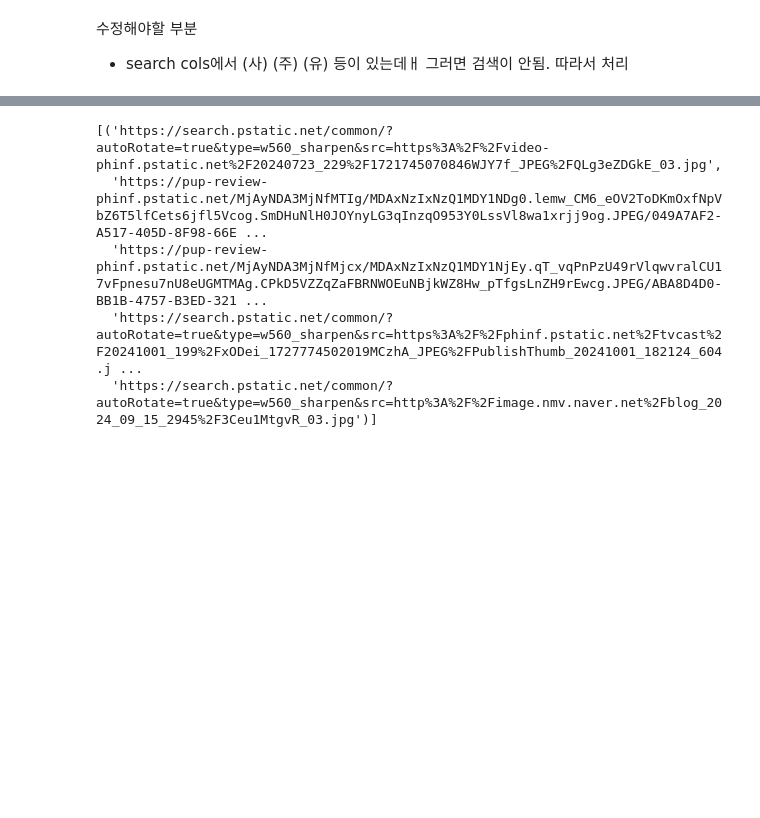
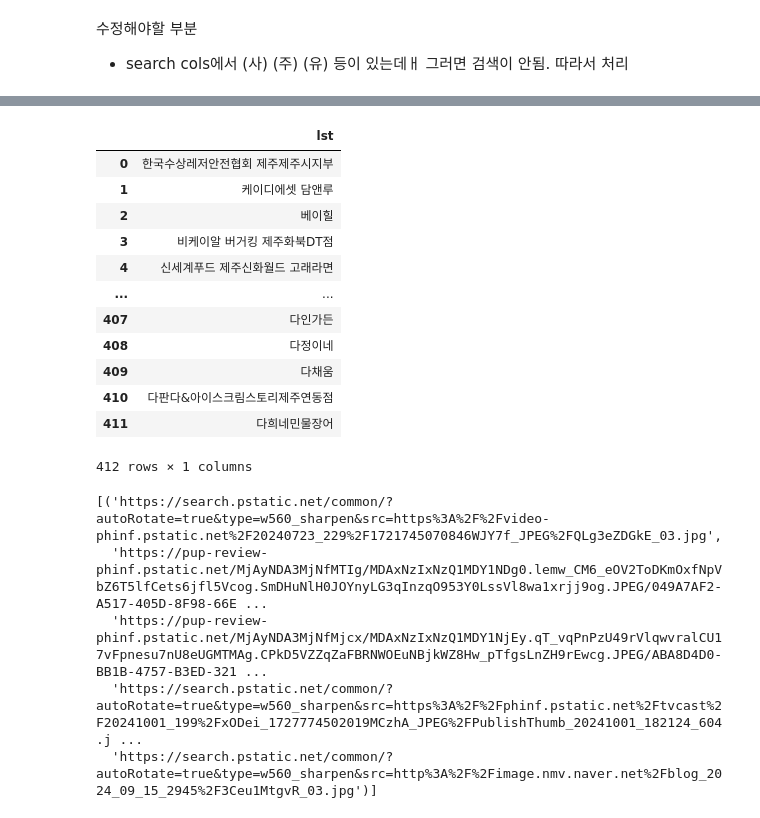
Before and after one commit to tldbs5026/Big_Contest_2024_after, a Jupyter notebook: EDA/siyun_crawling.ipynb, the cells around one changed output, grey strips where cells are left out. Drawn from its saved outputs; the diff is of its cells as text; code cells hidden in the pictures; blank space fills up the shorter version.

```diff
--- a/EDA/siyun_crawling.ipynb
+++ b/EDA/siyun_crawling.ipynb
@@ -473,0 +646,18 @@ df
+# %%
+store_crawling = pd.concat([crawling_list, new_fail], ignore_index=True)
+# %%
+store_crawling
+# %% [output]
+|  | lst |
+| 0 | 한국수상레저안전협회 제주제주시지부 |
+| 1 | 케이디에셋 담앤루 |
+| 2 | 베이힐 |
+| 3 | 비케이알 버거킹 제주화북DT점 |
+| 4 | 신세계푸드 제주신화월드 고래라면 |
+| ... | ... |
+| 407 | 다인가든 |
+| 408 | 다정이네 |
+| 409 | 다채움 |
+| 410 | 다판다&아이스크림스토리제주연동점 |
+| 411 | 다희네민물장어 |
+412 rows × 1 columns
```
Also changed, not shown: parts of 25 cells of this notebook.
